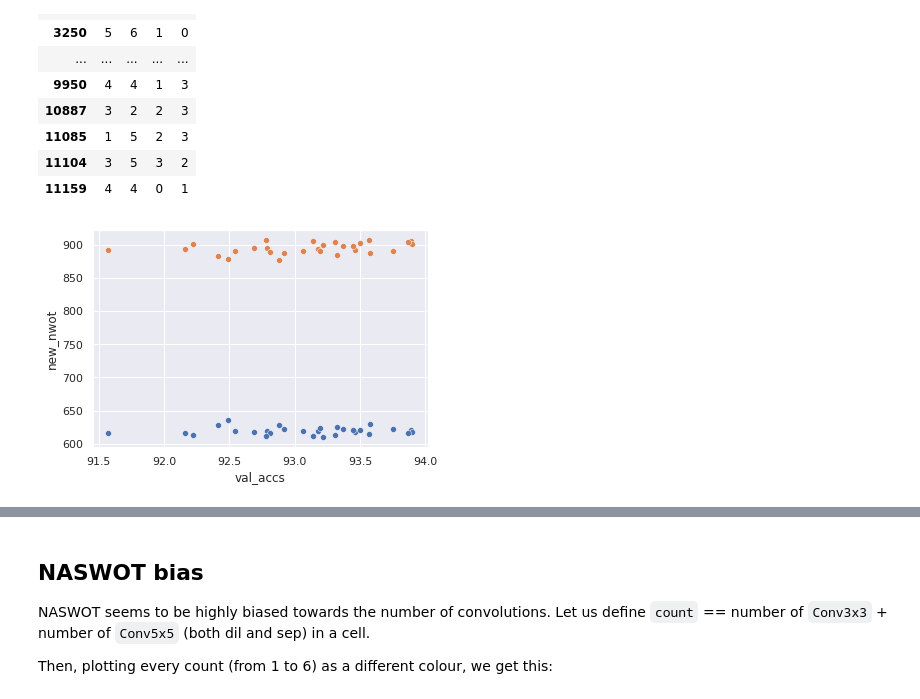
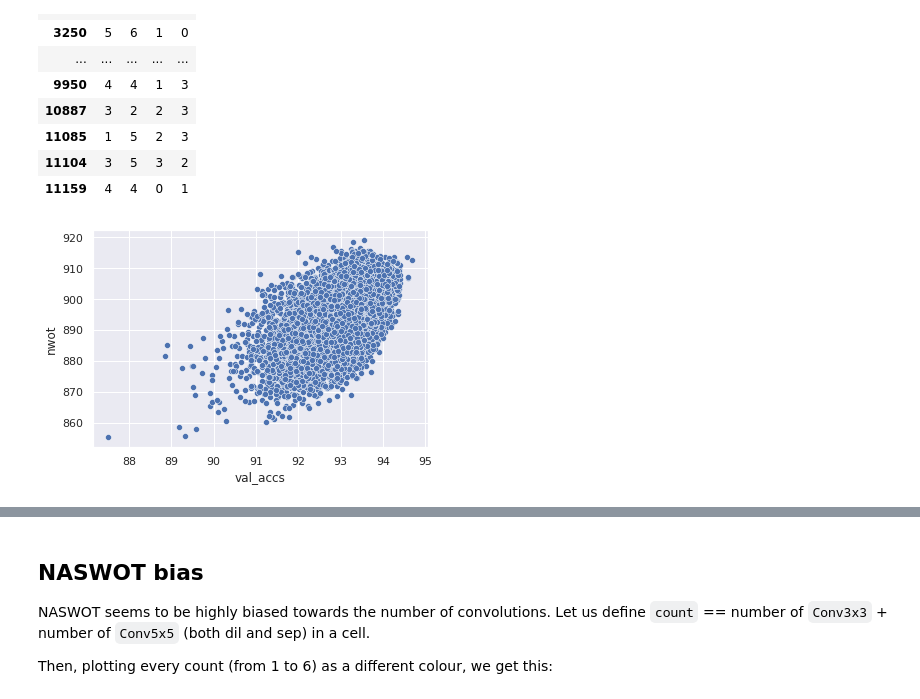
Before and after one commit to gabikadlecova/zc_combine, a Jupyter notebook: nwot_problems/nb301.ipynb, the cells around one changed output, grey strips where cells are left out. Cells and saved outputs as stored; diff of their text form; code cells hidden in the pictures.

```diff
--- a/nwot_problems/nb301.ipynb
+++ b/nwot_problems/nb301.ipynb
@@ -92,17 +92,18 @@ for net_data in new_data:
     assert len(data_row) == 1
     data.loc[mask, f'new_{proxy}'] = net_data[proxy]['score']
 # %%
-pld = data[data[f'new_{proxy}'] > 0][['net', 'val_accs', f'new_{proxy}', proxy]]
+#pld = data[data[f'new_{proxy}'] > 0][['net', 'val_accs', f'new_{proxy}', proxy]]
+pld = data
 
 import seaborn as sns
 import matplotlib.pyplot as plt
 sns.set()
 
-sns.scatterplot(data=pld, x='val_accs', y='new_nwot')
+#sns.scatterplot(data=pld, x='val_accs', y='new_nwot')
 sns.scatterplot(data=pld, x='val_accs', y='nwot')
 plt.show()
 # %% [output]
-[figure, old version]
+[figure, new version]
 # %%
 ylims = {'nwot': (550, 850)}
 
```
Also changed, not shown: parts of 3 cells of this notebook, 31 other files.
